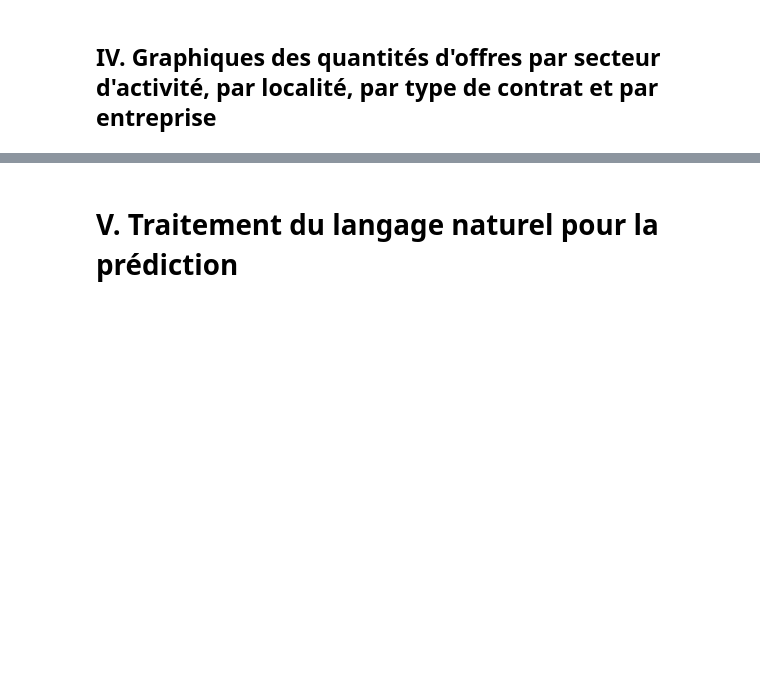
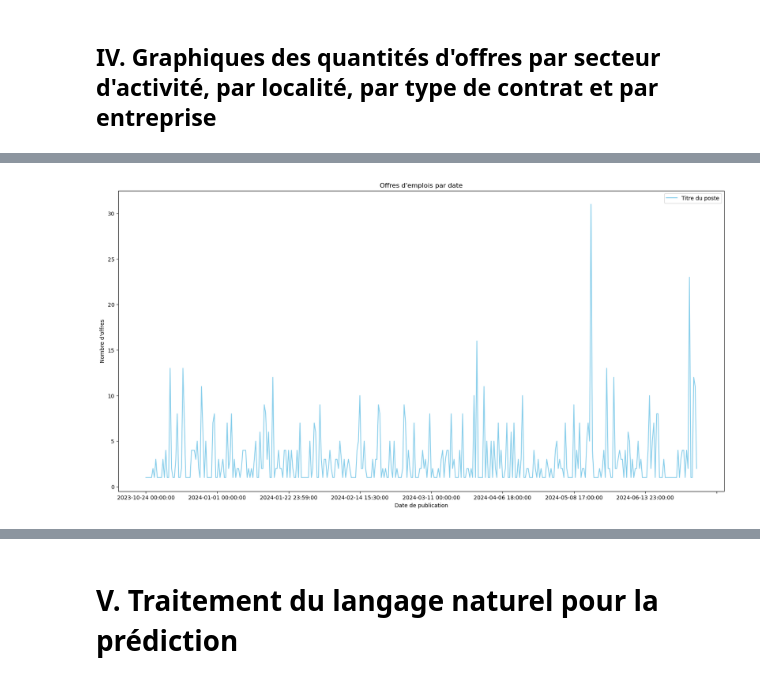
Before and after one commit to Josephe05/projet-fil-rouge, a Jupyter notebook: Analyse_emploi_cameroun.ipynb, the cells around one changed output, grey strips where cells are left out. Cells and saved outputs as stored; diff of their text form; code cells hidden in the pictures; blank space fills up the shorter version.

```diff
--- a/Analyse_emploi_cameroun.ipynb
+++ b/Analyse_emploi_cameroun.ipynb
@@ -265,3 +277,7 @@ Offres_Entreprise.head(10)
 | Areko Group | 16 |
 | 5G SOLUTION AND SERVICE SARL | 15 |
 | Action Contre la Faim | 14 |
+# %%
+# Calcul de la somme des offres par date
+Offres_Date = df.groupby(["Date de publication "])[["Titre du poste"]].count()
+Offres_Date.sort_values(by =["Titre du poste"], ascending = False).head(10)
@@ -296,0 +419,8 @@ fig.show()
+# %%
+# Offres d'emplois par Date
+Offres_Date.plot(kind ="line",figsize = (20,10),color = "skyblue", title ="Offres d\'emplois par date")
+plt.xlabel('Date de publication')
+plt.ylabel('Nombre d\'offres')
+plt.show ()
+# %% [output]
+[figure, added]
```
Also changed, not shown: parts of 57 cells of this notebook.
